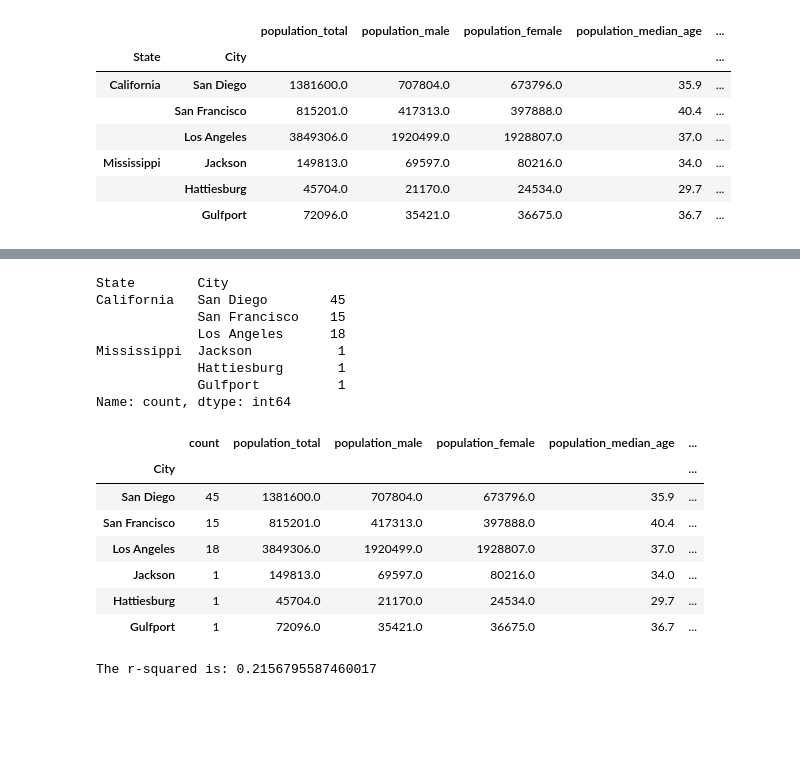
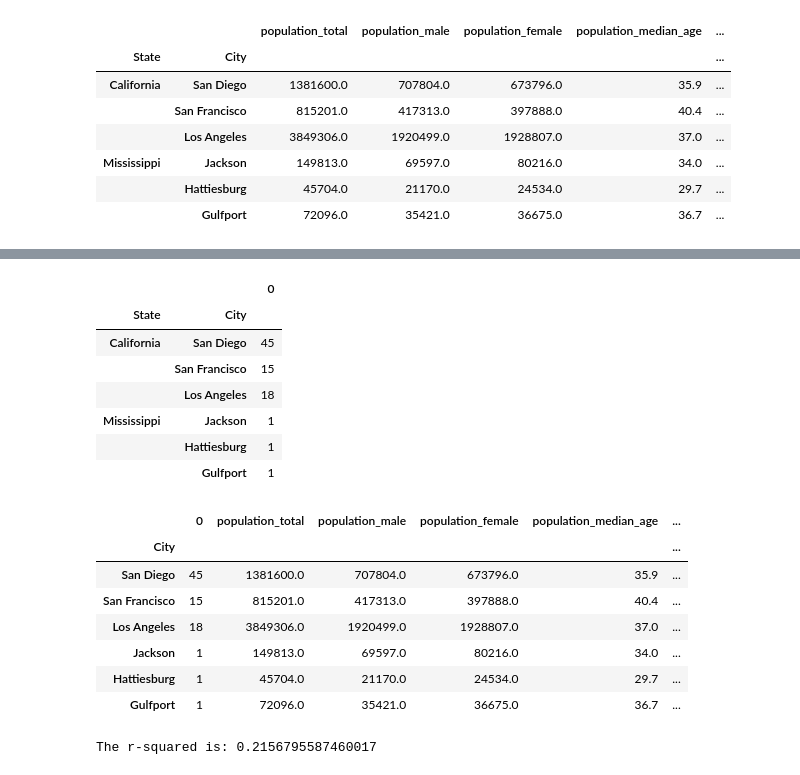
Before and after one commit to rpatel9877/project1, a Jupyter notebook: stoutistics_brew.ipynb, the cells around one changed output, grey strips where cells are left out. Cells and saved outputs as stored; diff of their text form; code cells hidden in the pictures; blank space fills up the shorter version.

Commit message:
fixing merge errors for visualizations 16-17

```diff
--- a/stoutistics_brew.ipynb
+++ b/stoutistics_brew.ipynb
@@ -1551,7 +1531,8 @@ SummaryCorrelation_df
 # %%
 # Select Demographics for top 3 and tail 3
 SummaryDemo = SummaryCorrelation_df.loc[['California', 'Mississippi'],['San Diego', 'San Francisco', 'Los Angeles', 'Jackson', 'Hattiesburg', 'Gulfport'],:]
-SummaryDemo
+SummaryDemo_df = pd.DataFrame(SummaryDemo)
+SummaryDemo_df
 # %% [output]
 |  |  | population_total | population_male | population_female | population_median_age | ... |
 | State | City |  |  |  |  | ... |
@@ -1608,22 +1589,23 @@ SummaryBrewCorrelation.unstack()
 |  | Gulfport | 1.0 | NaN |
 # %%
 microlast = SummaryBrewCorrelation.loc[:,:,'micro']
-microlast
+microlast_df = pd.DataFrame(microlast)
+microlast_df
 # %% [output]
-State        City
-California   San Diego        45
-             San Francisco    15
-             Los Angeles      18
-Mississippi  Jackson           1
-             Hattiesburg       1
-             Gulfport          1
-Name: count, dtype: int64
+|  |  | 0 |
+| State | City |  |
+| California | San Diego | 45 |
+|  | San Francisco | 15 |
+|  | Los Angeles | 18 |
+| Mississippi | Jackson | 1 |
+|  | Hattiesburg | 1 |
+|  | Gulfport | 1 |
 # %%
 # Merge variables to plot into the same dataframe
-merged_correlation_df = pd.merge(microlast, SummaryDemo, on='City', how='inner')
+merged_correlation_df = pd.merge(microlast_df, SummaryDemo_df, on='City', how='inner')
 merged_correlation_df
 # %% [output]
-|  | count | population_total | population_male | population_female | population_median_age | ... |
+|  | 0 | population_total | population_male | population_female | population_median_age | ... |
 | City |  |  |  |  |  | ... |
 | San Diego | 45 | 1381600.0 | 707804.0 | 673796.0 | 35.9 | ... |
 | San Francisco | 15 | 815201.0 | 417313.0 | 397888.0 | 40.4 | ... |
```
Also changed, not shown: parts of 48 cells of this notebook, 14 other files.
